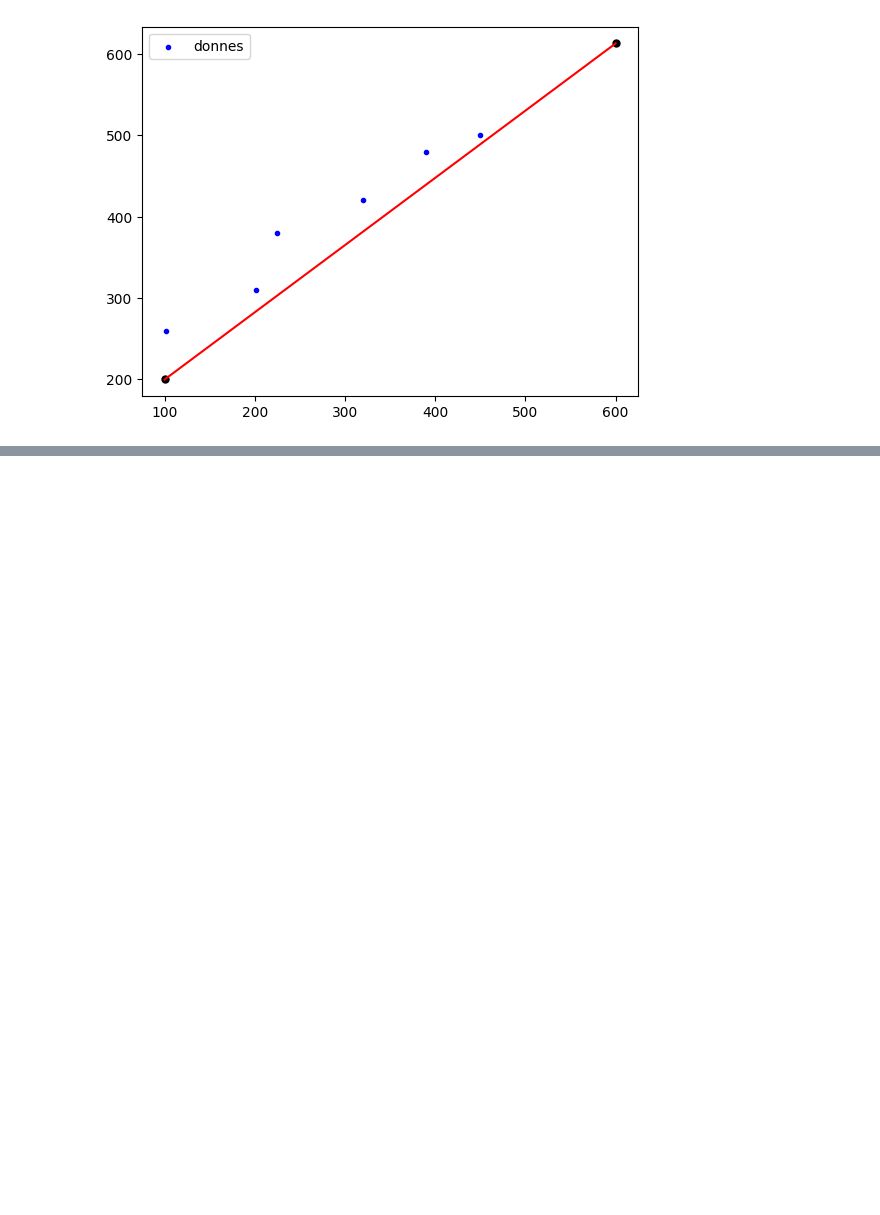
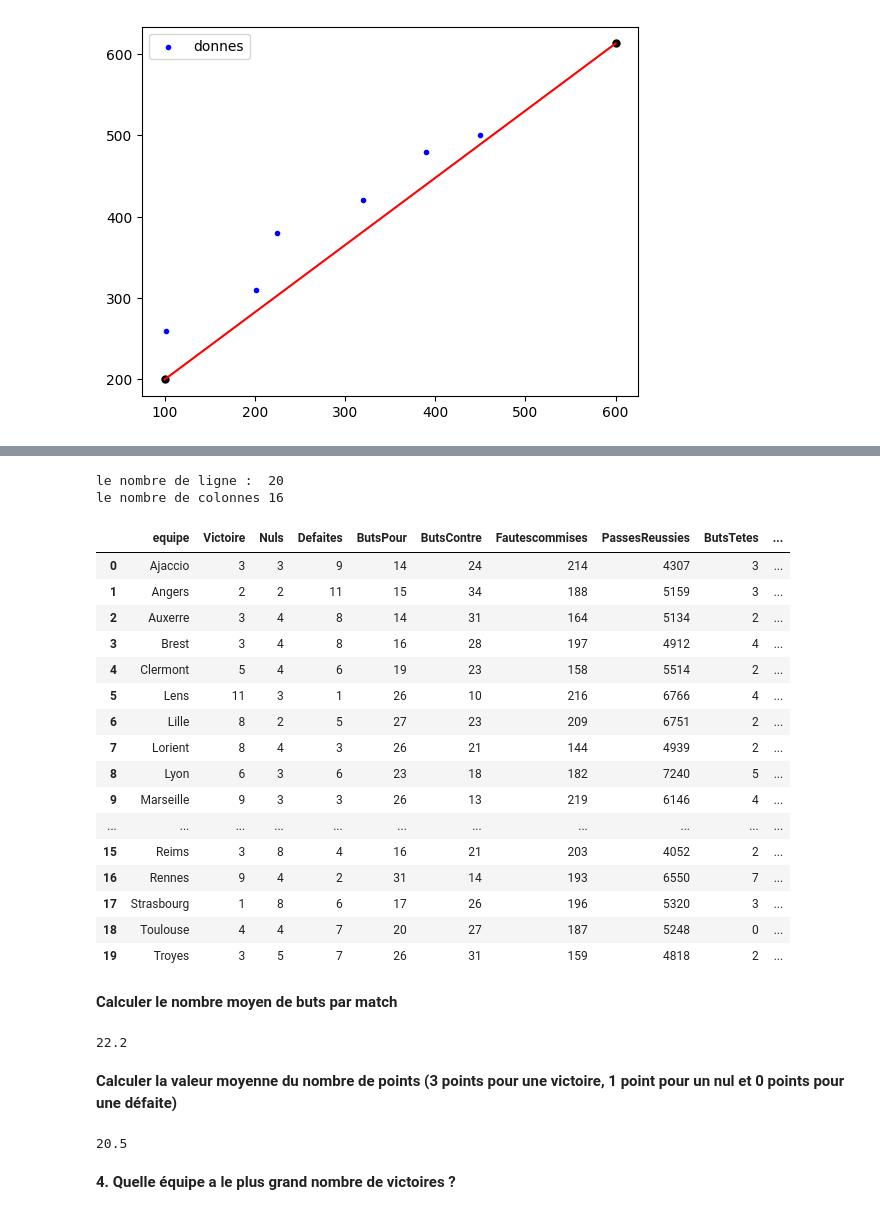
Before and after one commit to olamineZakaria/Satistique-with-python, a Jupyter notebook: chapitre1.ipynb, the cells around one changed output, grey strips where cells are left out. Drawn from its saved outputs; the diff is of its cells as text; code cells hidden in the pictures; blank space fills up the shorter version.

```diff
--- a/chapitre1.ipynb
+++ b/chapitre1.ipynb
@@ -167,0 +200,48 @@ plt.legend()
+# %%
+import numpy as np
+import pandas as pd
+
+df = pd.read_csv('STATISTIQUES_EQUIPE_LIGUE1.csv',delimiter=';')
+row , col = df.shape
+print("le nombre de ligne : ",row)
+print("le nombre de colonnes",col)
+# %% [output]
+le nombre de ligne :  20
+le nombre de colonnes 16
+# %%
+df
+# %% [output]
+|  | equipe | Victoire | Nuls | Defaites | ButsPour | ButsContre | Fautescommises | PassesReussies | ButsTetes | ... |
+| 0 | Ajaccio | 3 | 3 | 9 | 14 | 24 | 214 | 4307 | 3 | ... |
+| 1 | Angers | 2 | 2 | 11 | 15 | 34 | 188 | 5159 | 3 | ... |
+| 2 | Auxerre | 3 | 4 | 8 | 14 | 31 | 164 | 5134 | 2 | ... |
+| 3 | Brest | 3 | 4 | 8 | 16 | 28 | 197 | 4912 | 4 | ... |
+| 4 | Clermont | 5 | 4 | 6 | 19 | 23 | 158 | 5514 | 2 | ... |
+| 5 | Lens | 11 | 3 | 1 | 26 | 10 | 216 | 6766 | 4 | ... |
+| 6 | Lille | 8 | 2 | 5 | 27 | 23 | 209 | 6751 | 2 | ... |
+| 7 | Lorient | 8 | 4 | 3 | 26 | 21 | 144 | 4939 | 2 | ... |
+| 8 | Lyon | 6 | 3 | 6 | 23 | 18 | 182 | 7240 | 5 | ... |
+| 9 | Marseille | 9 | 3 | 3 | 26 | 13 | 219 | 6146 | 4 | ... |
+| ... | ... | ... | ... | ... | ... | ... | ... | ... | ... | ... |
+| 15 | Reims | 3 | 8 | 4 | 16 | 21 | 203 | 4052 | 2 | ... |
+| 16 | Rennes | 9 | 4 | 2 | 31 | 14 | 193 | 6550 | 7 | ... |
+| 17 | Strasbourg | 1 | 8 | 6 | 17 | 26 | 196 | 5320 | 3 | ... |
+| 18 | Toulouse | 4 | 4 | 7 | 20 | 27 | 187 | 5248 | 0 | ... |
+| 19 | Troyes | 3 | 5 | 7 | 26 | 31 | 159 | 4818 | 2 | ... |
+# %% [markdown]
+**Calculer le nombre moyen de buts par match**
+# %%
+moyen_buts = np.mean(df['ButsPour'])
+moyen_buts
+# %% [output]
+22.2
+# %% [markdown]
+**Calculer la valeur moyenne du nombre de points (3 points pour une victoire, 1 point pour un nul et 0 points pour une défaite)**
+# %%
+points = df['Victoire'] * 3 + df['Defaites'] * 0 + df['Nuls'] * 1
+moyen_point = np.mean(points)
+moyen_point
+# %% [output]
+20.5
+# %% [markdown]
+**4. Quelle équipe a le plus grand nombre de victoires ?**
```
Also changed, not shown: parts of 20 cells of this notebook, 1 other file.
